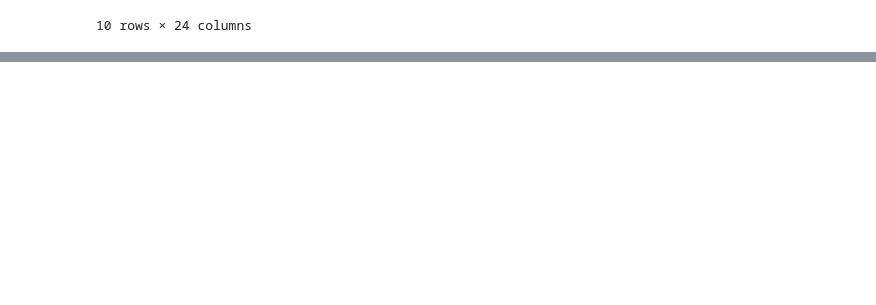
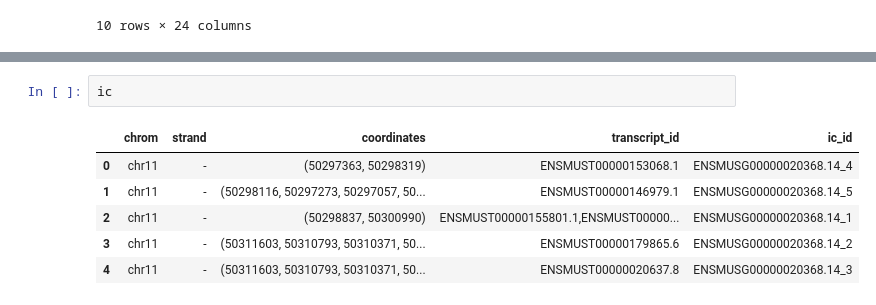
Before and after one commit to mortazavilab/cerberus, a Jupyter notebook: dev.ipynb, the cells around one changed output, grey strips where cells are left out. Cells and saved outputs as stored; diff of their text form; blank space fills up the shorter version.

```diff
--- a/dev.ipynb
+++ b/dev.ipynb
@@ -651,0 +868,9 @@ df.head(10)
+# %%
+ic
+# %% [output]
+|  | chrom | strand | coordinates | transcript_id | ic_id |
+| 0 | chr11 | - | (50297363, 50298319) | ENSMUST00000153068.1 | ENSMUSG00000020368.14_4 |
+| 1 | chr11 | - | (50298116, 50297273, 50297057, 50... | ENSMUST00000146979.1 | ENSMUSG00000020368.14_5 |
+| 2 | chr11 | - | (50298837, 50300990) | ENSMUST00000155801.1,ENSMUST00000... | ENSMUSG00000020368.14_1 |
+| 3 | chr11 | - | (50311603, 50310793, 50310371, 50... | ENSMUST00000179865.6 | ENSMUSG00000020368.14_2 |
+| 4 | chr11 | - | (50311603, 50310793, 50310371, 50... | ENSMUST00000020637.8 | ENSMUSG00000020368.14_3 |
```
Also changed, not shown: parts of 3 cells of this notebook, 3 other files.
